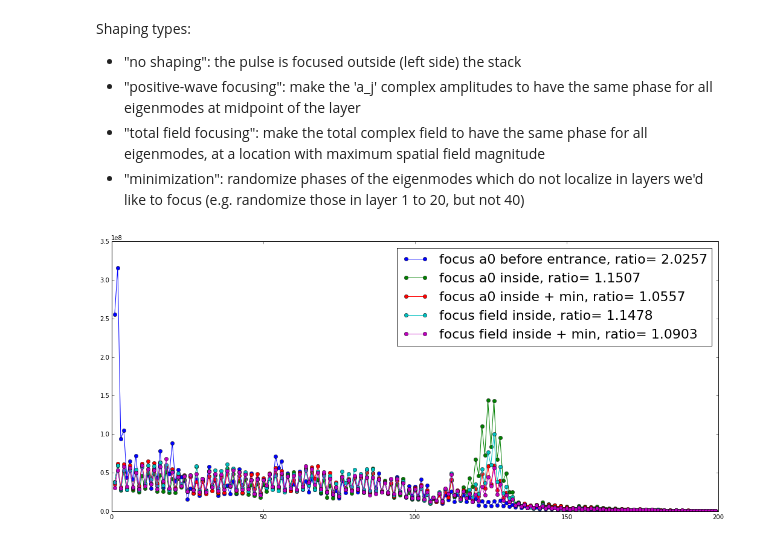
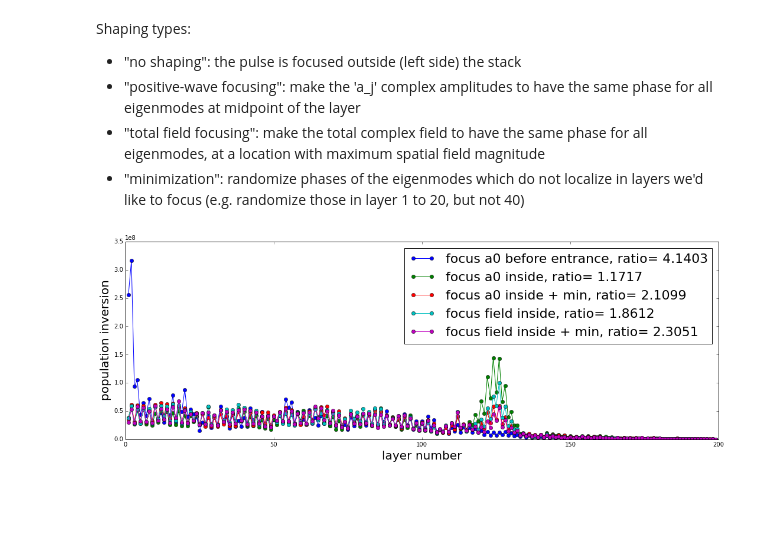
Before and after one commit to chaohan/code-samples, a Jupyter notebook: nb-2PS.ipynb, the cells around one changed output. Drawn from its saved outputs; the diff is of its cells as text; code cells hidden in the pictures; blank space fills up the shorter version.

```diff
--- a/nb-2PS.ipynb
+++ b/nb-2PS.ipynb
@@ -5,28 +5,32 @@ Shaping types:
 - "total field focusing": make the total complex field to have the same phase for all eigenmodes, at a location with maximum spatial field magnitude
 - "minimization": randomize phases of the eigenmodes which do not localize in layers we'd like to focus (e.g. randomize those in layer 1 to 20, but not 40)
 # %%
+def axes_setting():
+    pyplot.xlabel('layer number',fontsize=20)
+    pyplot.ylabel('population inversion',fontsize=20)
+
+
 files = map(lambda f:'io_files/200@125-2pulse/'+f,[
         'inv-focus0.npy',
         'inv-focus.npy',
         'inv-focus-min.npy',
         'inv-focus-field.npy',
         'inv-focus-field+min.npy'])
 
 inside = 125
 legends = ['focus a0 before entrance, ratio=',
            'focus a0 inside, ratio=',
            'focus a0 inside + min, ratio=',
            'focus field inside, ratio=',
            'focus field inside + min, ratio=']
 
-pyplot.figure(figsize=(18, 8))
-
+pyplot.figure(figsize=(18, 6))
+axes_setting()
 data = map(np.load,files)
 for j in range(len(data)):
     pyplot.plot(data[j][:,0],data[j][:,1],'o-')
-    legends[j] += str("{:7.4f}".format(sum(data[j][1:10])/sum(data[j][45:55])))
-
+    legends[j] += str("{:7.4f}".format(sum(data[j][1:50])/sum(data[j][100:150])))
 pyplot.legend(legends,fontsize=22)
 pyplot.show()
 # %% [output]
-[figure, old version]
+[figure, new version]
```
Also changed, not shown: parts of 2 cells of this notebook.
